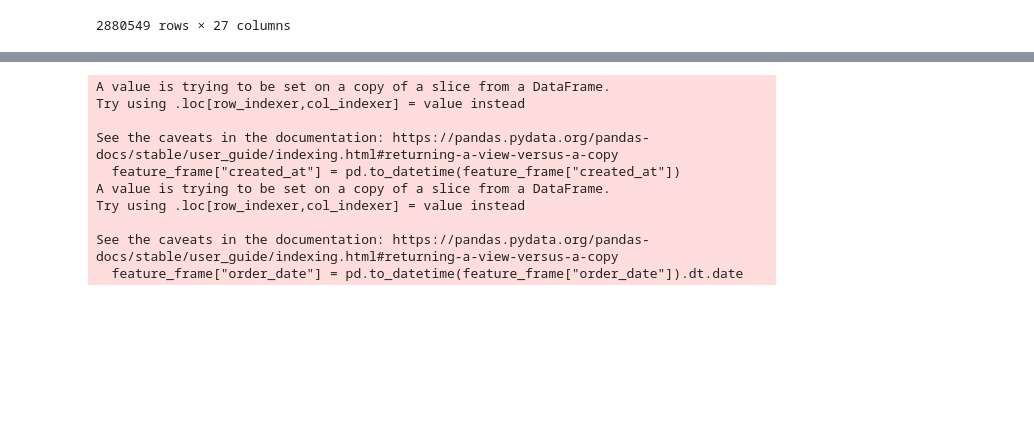
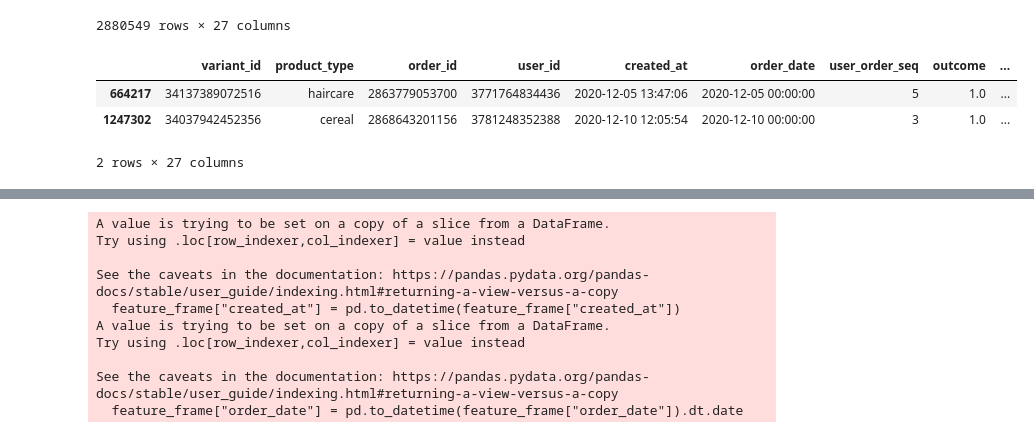
Before and after one commit to MaickMos/data_science_applied, a Jupyter notebook: model_regresion_lineal_feature_frame/Example_model_push_notifications.ipynb, the cells around one changed output, grey strips where cells are left out. Saved outputs shown, nothing was run; the diff lists cells and outputs as text; code cells hidden in the pictures; blank space fills up the shorter version.

```diff
--- a/model_regresion_lineal_feature_frame/Example_model_push_notifications.ipynb
+++ b/model_regresion_lineal_feature_frame/Example_model_push_notifications.ipynb
@@ -28,6 +28,13 @@ feature_frame
 | 2880547 | 33826439594116 | healthcarevitamins | 3643294515332 | 3906490826884 | 2021-03-03 14:30:30 | 2021-03-03 00:00:00 | 2 | 0.0 | ... |
 | 2880548 | 33826439594116 | healthcarevitamins | 3643301986436 | 3914253959300 | 2021-03-03 14:42:05 | 2021-03-03 00:00:00 | 3 | 0.0 | ... |
 2880549 rows × 27 columns
+# %%
+feature_frame[feature_frame["outcome"]==1].sample(2)
+# %% [output]
+|  | variant_id | product_type | order_id | user_id | created_at | order_date | user_order_seq | outcome | ... |
+| 664217 | 34137389072516 | haircare | 2863779053700 | 3771764834436 | 2020-12-05 13:47:06 | 2020-12-05 00:00:00 | 5 | 1.0 | ... |
+| 1247302 | 34037942452356 | cereal | 2868643201156 | 3781248352388 | 2020-12-10 12:05:54 | 2020-12-10 00:00:00 | 3 | 1.0 | ... |
+2 rows × 27 columns
 # %%
 info_cols = ["variant_id","order_id","user_id","created_at","order_date"]
 label_col = "outcome"
```
Also changed, not shown: parts of 1 cell of this notebook, 3 other files.
